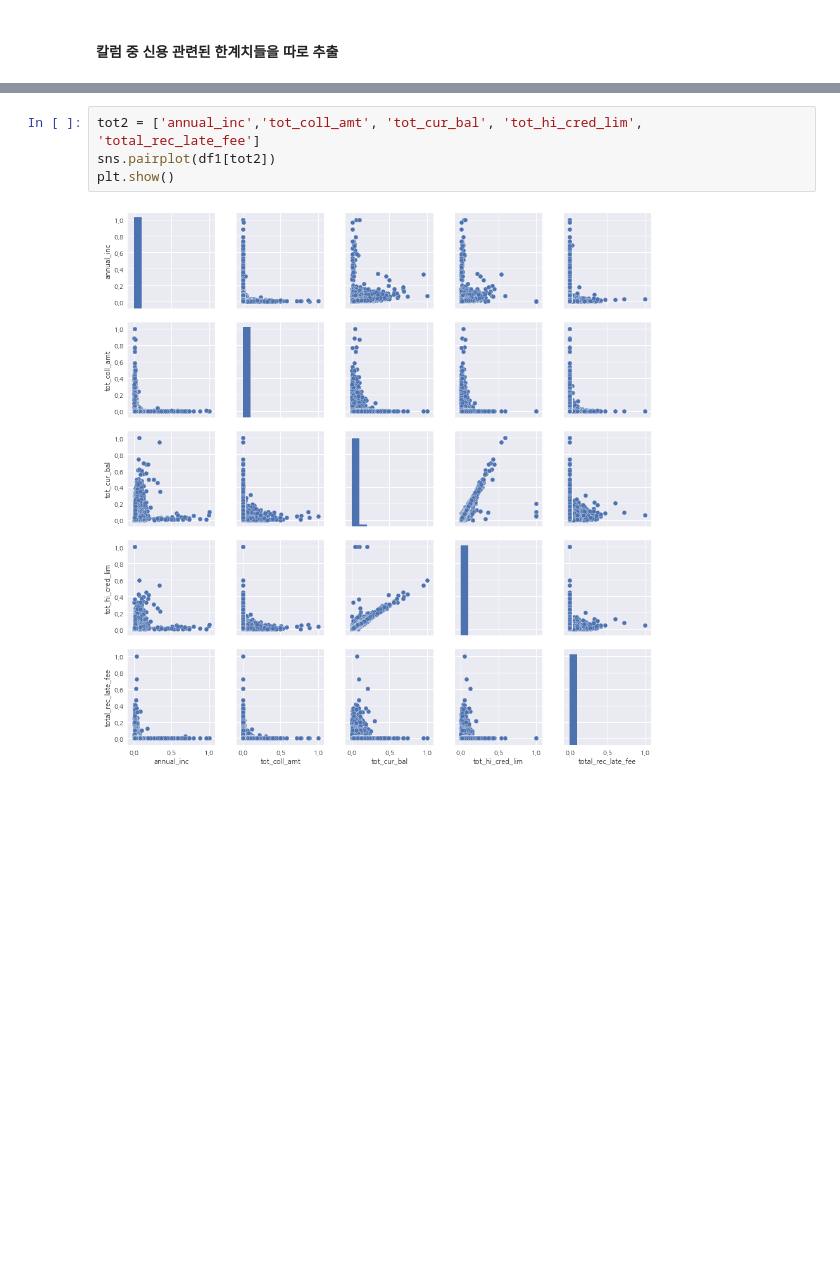
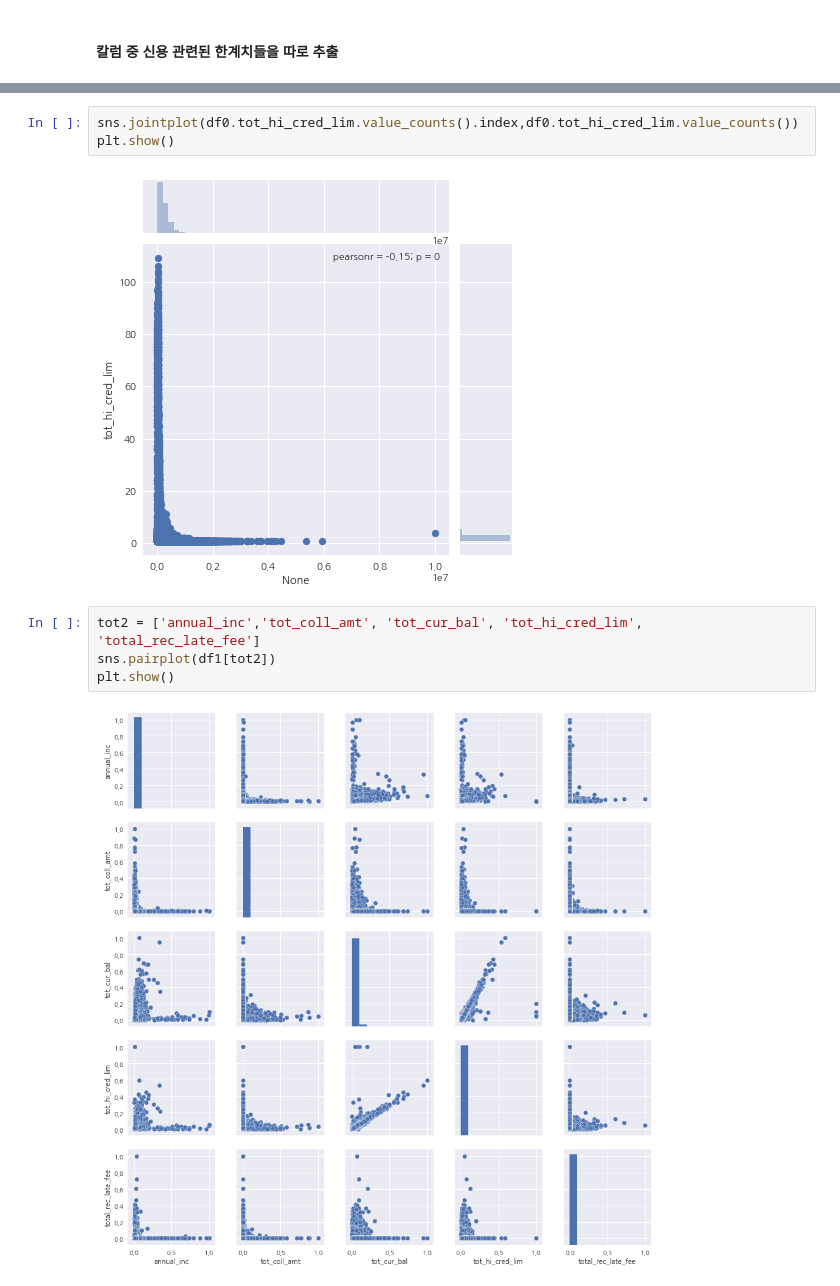
Before and after one commit to devyohan/fc_team_project2, a Jupyter notebook: notebook.ipynb, the cells around one changed output, grey strips where cells are left out. Cells and saved outputs as stored; diff of their text form; blank space fills up the shorter version.

```diff
--- a/notebook.ipynb
+++ b/notebook.ipynb
@@ -354,3 +352,8 @@ plt.show()
+# %%
+sns.jointplot(df0.tot_hi_cred_lim.value_counts().index,df0.tot_hi_cred_lim.value_counts())
+plt.show()
+# %% [output]
+[figure, added]
 # %%
 tot2 = ['annual_inc','tot_coll_amt', 'tot_cur_bal', 'tot_hi_cred_lim', 'total_rec_late_fee']
 sns.pairplot(df1[tot2])
```
Also changed, not shown: parts of 3 cells of this notebook.
